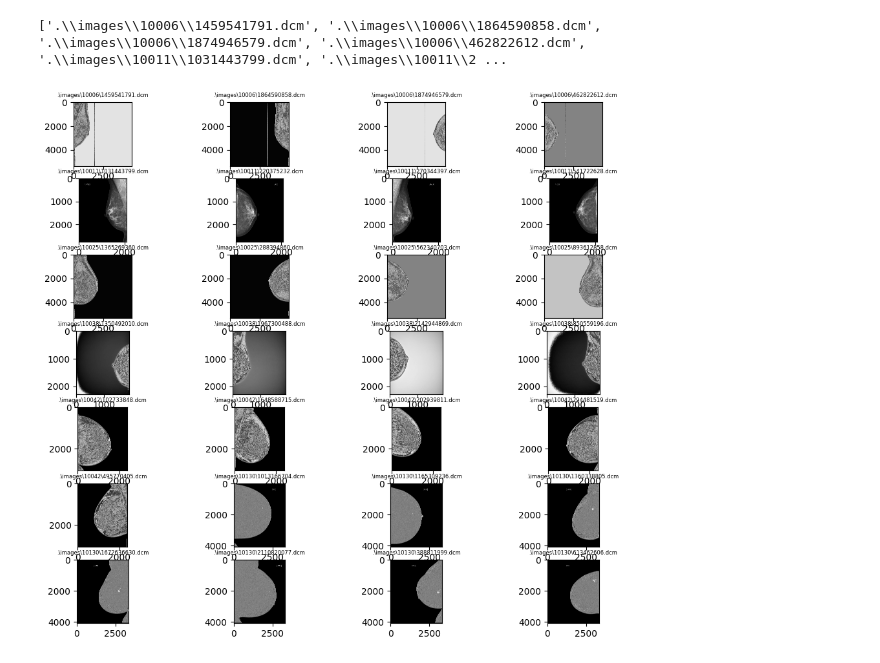
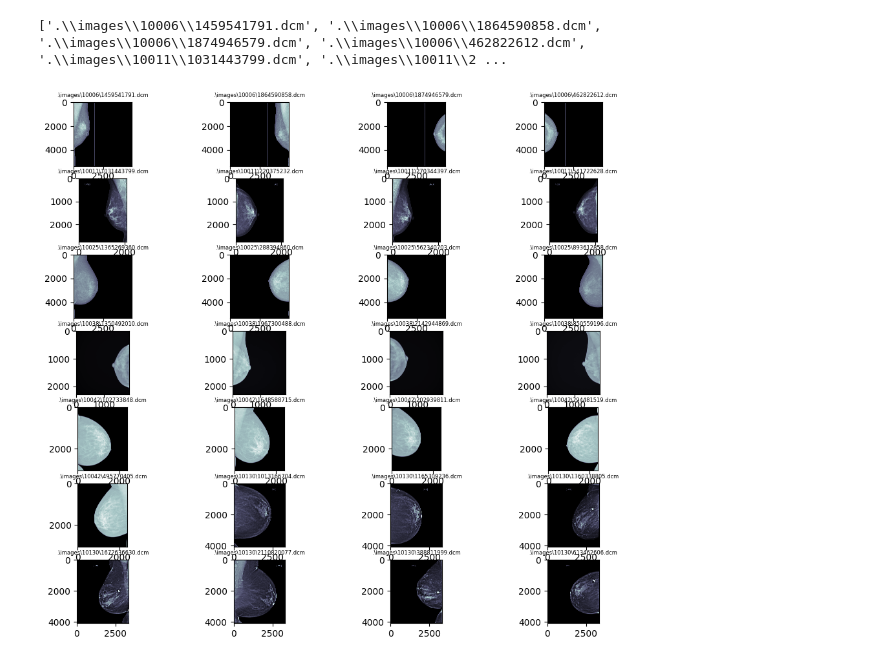
Before and after one commit to 5020hunter/RSNA-Breast-Cancer, a Jupyter notebook: preprocessing.ipynb, the cells around one changed output. Saved outputs shown, nothing was run; the diff lists cells and outputs as text; code cells hidden in the pictures.

```diff
--- a/preprocessing.ipynb
+++ b/preprocessing.ipynb
@@ -136,16 +136,20 @@ print(im_files)
 imgs = []
 for file in im_files:
     ds = pydicom.dcmread(file) #Read .dcm file
-    imgs.append(np.array(ds.pixel_array, dtype=np.uint8))
+    if ds.PhotometricInterpretation == 'MONOCHROME1':
+        img = ds.pixel_array.max() - ds.pixel_array
+    if ds.PhotometricInterpretation == 'MONOCHROME2':
+        img = ds.pixel_array - ds.pixel_array.min()
+    imgs.append(img)
 # %%
 %matplotlib inline
 plt.figure(figsize=(12,12))
 for i, img in enumerate(imgs):
     plt.subplot(len(imgs)//4 + 1, 4, i+1)
     plt.title(im_files[i], fontsize=6)
-    plt.imshow(img, cmap='gray')
+    plt.imshow(img, cmap='bone')
 # %% [output]
-[figure, old version]
+[figure, new version]
 # %%
 %matplotlib inline
 masks_bboxes = []
```
Also changed, not shown: parts of 6 cells of this notebook, 5 other files.
